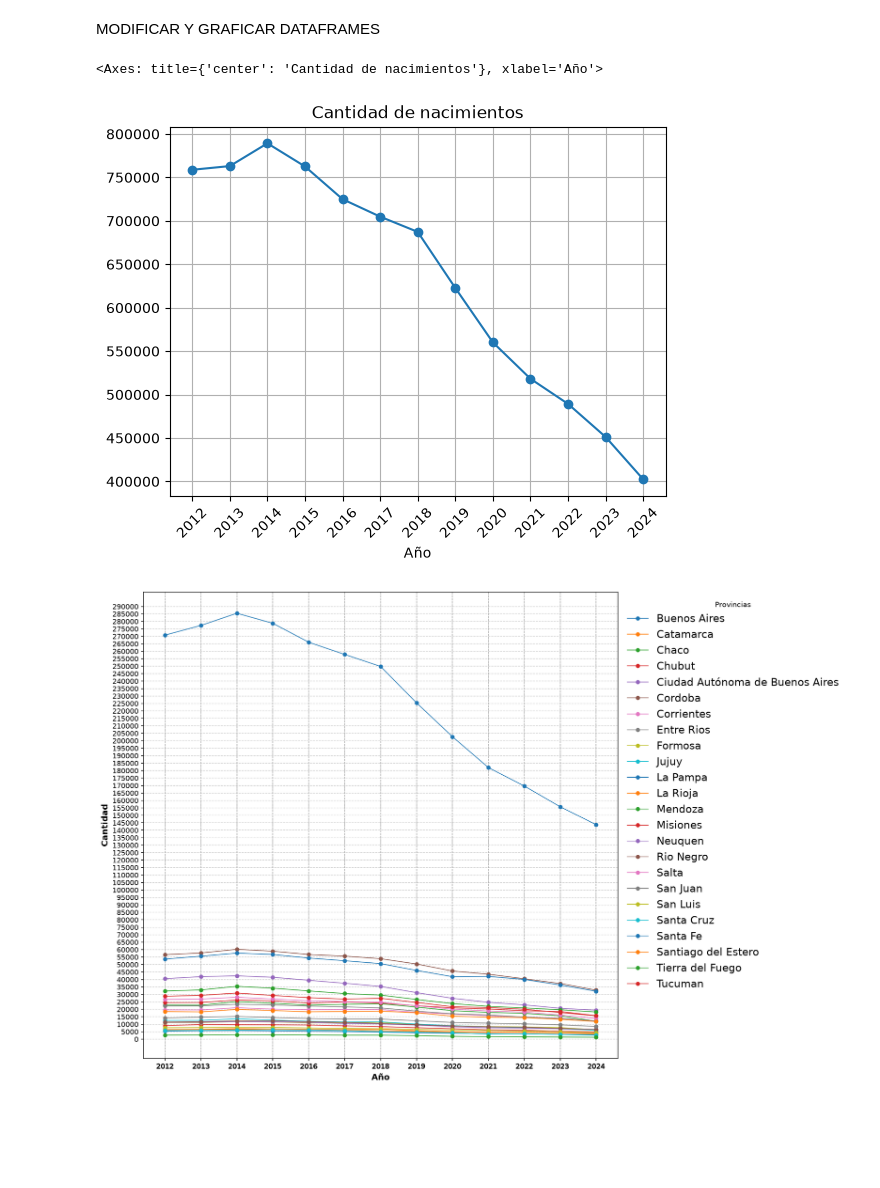
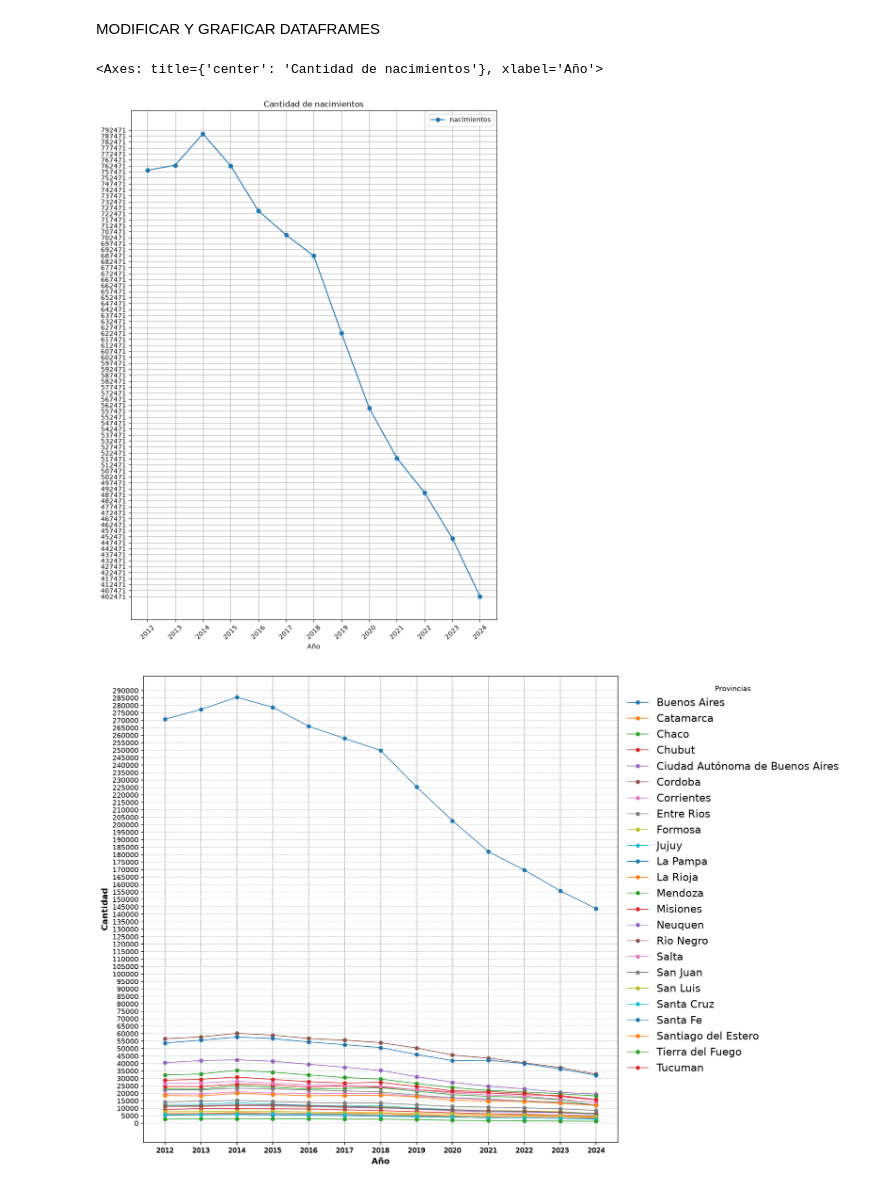
Before and after one commit to TomasVerniano/ANALISIS_POBLACION_ARGENTINA_AED, a Jupyter notebook: poblacion.ipynb, the cells around one changed output. Drawn from its saved outputs; the diff is of its cells as text; code cells hidden in the pictures; blank space fills up the shorter version.

```diff
--- a/poblacion.ipynb
+++ b/poblacion.ipynb
@@ -90,11 +90,27 @@ memory usage: 287.6 KB
 # %% [markdown]
 MODIFICAR Y GRAFICAR DATAFRAMES
 # %%
-nacimientos_total_año = nacimientos.groupby('anio')['nacimientos'].sum()
-nacimientos_total_año.plot(kind='line', grid=True, xticks=nacimientos_total_año.index, rot=45, title='Cantidad de nacimientos', xlabel='Año', marker='o')
+nacimientos_total_año = nacimientos.groupby('anio', as_index=False)['nacimientos'].sum()
+
+val_min = int(nacimientos_total_año['nacimientos'].min())
+val_max = int(nacimientos_total_año['nacimientos'].max())
+paso = 5000
+
+nacimientos_total_año.plot(
+                           figsize=(10,14),
+                           kind='line',
+                           grid=True,
+                           x='anio',
+                           xlabel='Año',
+                           xticks=nacimientos_total_año['anio'],
+                           rot=45,
+                           yticks=range(val_min, val_max + paso, paso),
+                           title='Cantidad de nacimientos',
+                           marker='o'
+                          )
 # %% [output]
 <Axes: title={'center': 'Cantidad de nacimientos'}, xlabel='Año'>
-[figure, old version]
+[figure, new version]
 # %%
 nacimientos_provi_anio = nacimientos_madres.groupby(['provincia_nombre', 'anio'], as_index=False)['cantidad'].sum()
 nacimientos_provi_anio = nacimientos_provi_anio.rename(columns={
```
Also changed, not shown: 1 other file.
